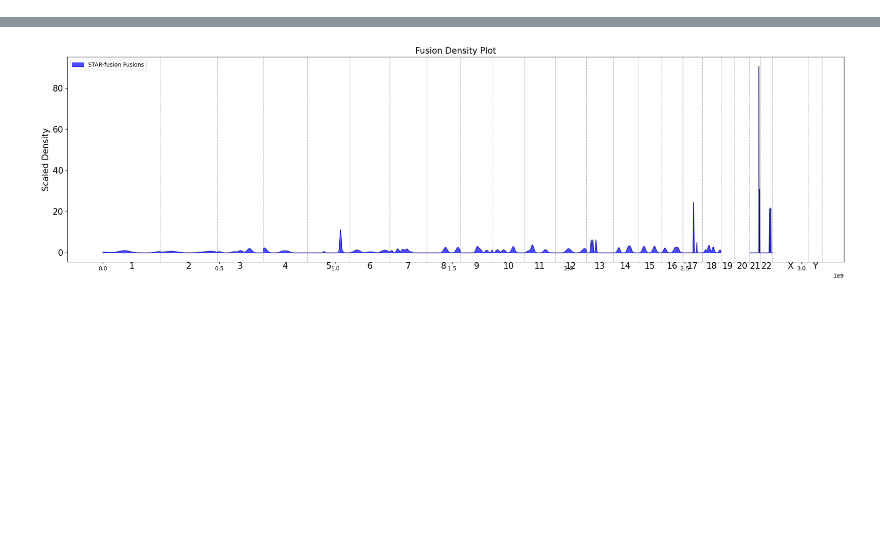
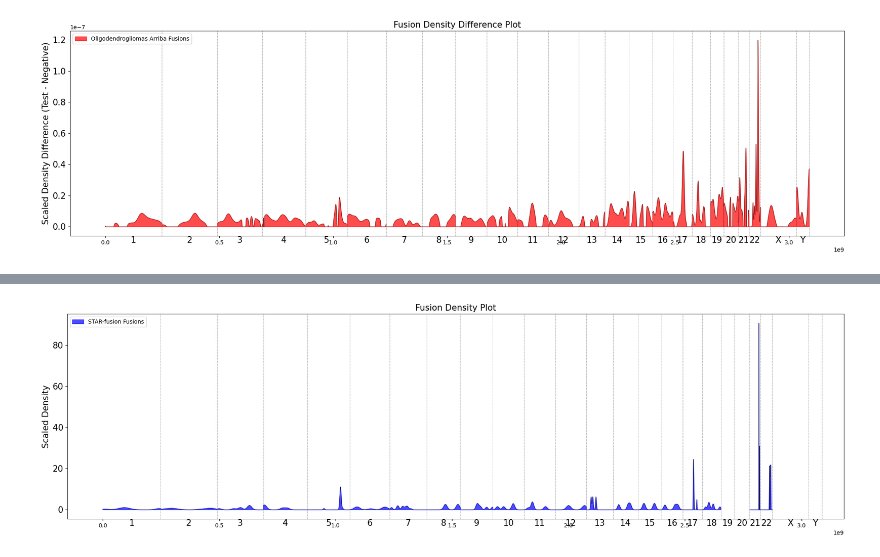
Before and after one commit to sermare/fusioncharacterization_gliomas, a Jupyter notebook: fcg/jupyter_notebooks/mapping_viz.ipynb, the cells around one changed output, grey strips where cells are left out. Saved outputs shown, nothing was run; the diff lists cells and outputs as text; code cells hidden in the pictures; blank space fills up the shorter version.

```diff
--- a/fcg/jupyter_notebooks/mapping_viz.ipynb
+++ b/fcg/jupyter_notebooks/mapping_viz.ipynb
@@ -41,0 +52,18 @@ plots.plot_fusion_densities(neg_entries, chromosome_sizes, label = 'Arriba Fusio
+# %%
+importlib.reload(plots)
+
+neg_entries = final_df[
+    (final_df['GTEX'] == True) &
+    (final_df['Histology'] == 'Oligo') &
+    (final_df['arriba_hg38'] > 0 )
+]
+
+pos_entries = final_df[
+    (final_df['GTEX'] == False) &
+    (final_df['Histology'] == 'Oligo') &
+    (final_df['arriba_hg38'] > 0 )
+]
+
+plots.plot_fusion_densities(pos_entries, neg_entries, chromosome_sizes, label = 'Oligodendrogliomas Arriba Fusions')
+# %% [output]
+[figure, added]
```
Also changed, not shown: parts of 17 cells of this notebook, 1 other file.
